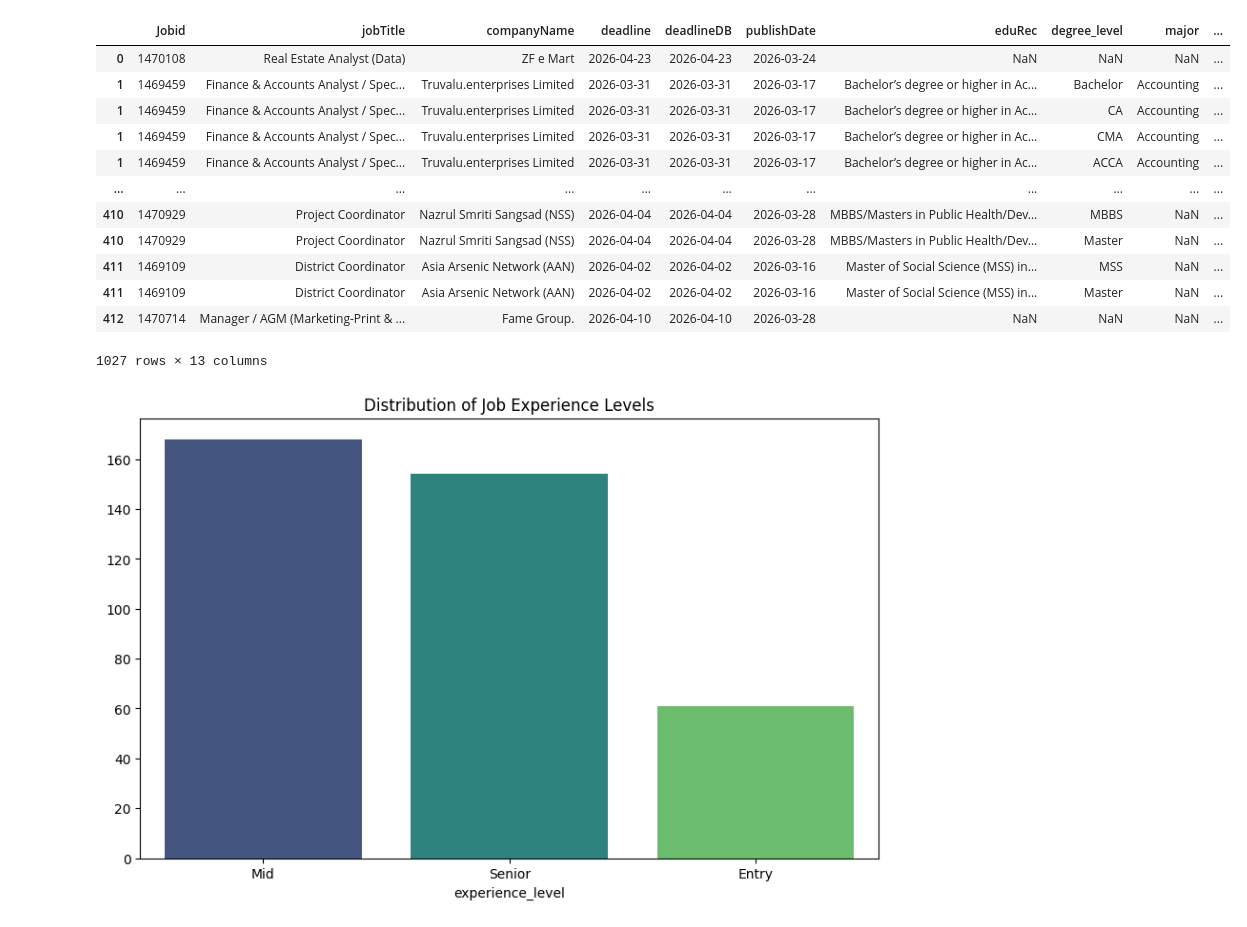
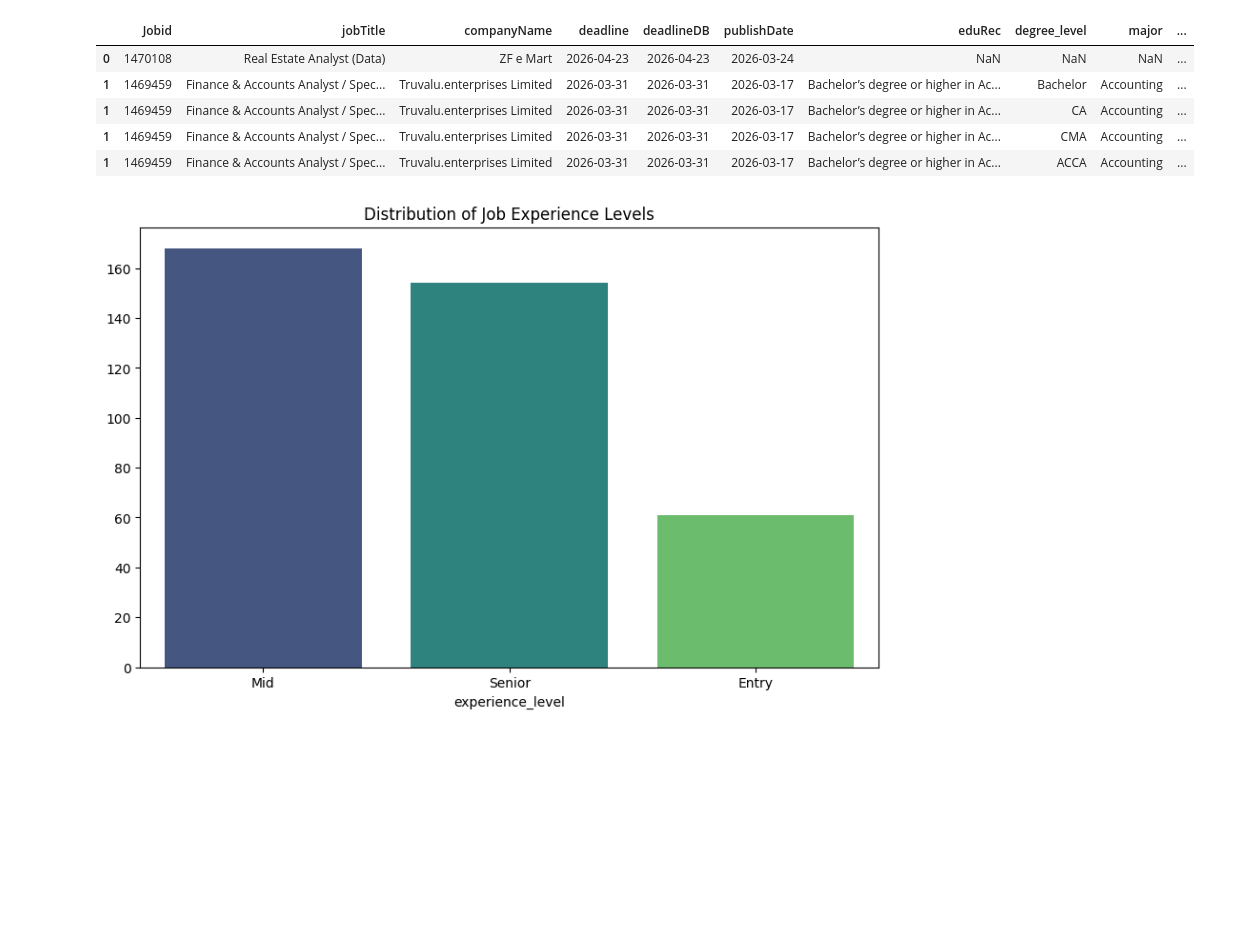
Before and after one commit to Mahin1380/Bdjobs_Scraper, a Jupyter notebook: analysis.ipynb, the cells around one changed output. Saved outputs shown, nothing was run; the diff lists cells and outputs as text; code cells hidden in the pictures; blank space fills up the shorter version.

```diff
--- a/analysis.ipynb
+++ b/analysis.ipynb
@@ -34,21 +32,14 @@ df.head()
 | 3 | 1465865 | Sr. Data Analyst | ASAI Management Services Limited | 2026-04-03 | 2026-04-03 | 2026-03-04 | Bachelor of Science (BSc) in Comp... | [BSc] | [Computer Science, Statistics, Da... | ... |
 | 4 | 1467477 | Data Analyst | ZTE Corporation | 2026-04-09 | 2026-04-09 | 2026-03-10 | Hold Bachelor or above degree wit... | [Bachelor] | NaN | ... |
 # %%
-df_exploded
+df_exploded.head()
 # %% [output]
 |  | Jobid | jobTitle | companyName | deadline | deadlineDB | publishDate | eduRec | degree_level | major | ... |
 | 0 | 1470108 | Real Estate Analyst (Data) | ZF e Mart | 2026-04-23 | 2026-04-23 | 2026-03-24 | NaN | NaN | NaN | ... |
 | 1 | 1469459 | Finance & Accounts Analyst / Spec... | Truvalu.enterprises Limited | 2026-03-31 | 2026-03-31 | 2026-03-17 | Bachelor’s degree or higher in Ac... | Bachelor | Accounting | ... |
 | 1 | 1469459 | Finance & Accounts Analyst / Spec... | Truvalu.enterprises Limited | 2026-03-31 | 2026-03-31 | 2026-03-17 | Bachelor’s degree or higher in Ac... | CA | Accounting | ... |
 | 1 | 1469459 | Finance & Accounts Analyst / Spec... | Truvalu.enterprises Limited | 2026-03-31 | 2026-03-31 | 2026-03-17 | Bachelor’s degree or higher in Ac... | CMA | Accounting | ... |
 | 1 | 1469459 | Finance & Accounts Analyst / Spec... | Truvalu.enterprises Limited | 2026-03-31 | 2026-03-31 | 2026-03-17 | Bachelor’s degree or higher in Ac... | ACCA | Accounting | ... |
-| ... | ... | ... | ... | ... | ... | ... | ... | ... | ... | ... |
-| 410 | 1470929 | Project Coordinator | Nazrul Smriti Sangsad (NSS) | 2026-04-04 | 2026-04-04 | 2026-03-28 | MBBS/Masters in Public Health/Dev... | MBBS | NaN | ... |
-| 410 | 1470929 | Project Coordinator | Nazrul Smriti Sangsad (NSS) | 2026-04-04 | 2026-04-04 | 2026-03-28 | MBBS/Masters in Public Health/Dev... | Master | NaN | ... |
-| 411 | 1469109 | District Coordinator | Asia Arsenic Network (AAN) | 2026-04-02 | 2026-04-02 | 2026-03-16 | Master of Social Science (MSS) in... | MSS | NaN | ... |
-| 411 | 1469109 | District Coordinator | Asia Arsenic Network (AAN) | 2026-04-02 | 2026-04-02 | 2026-03-16 | Master of Social Science (MSS) in... | Master | NaN | ... |
-| 412 | 1470714 | Manager / AGM (Marketing-Print & ... | Fame Group. | 2026-04-10 | 2026-04-10 | 2026-03-28 | NaN | NaN | NaN | ... |
-1027 rows × 13 columns
 # %%
 job_experience_counts = df['experience_level'].value_counts()
 plt.figure(figsize=(10, 6))
```
Also changed, not shown: parts of 1 cell of this notebook.
